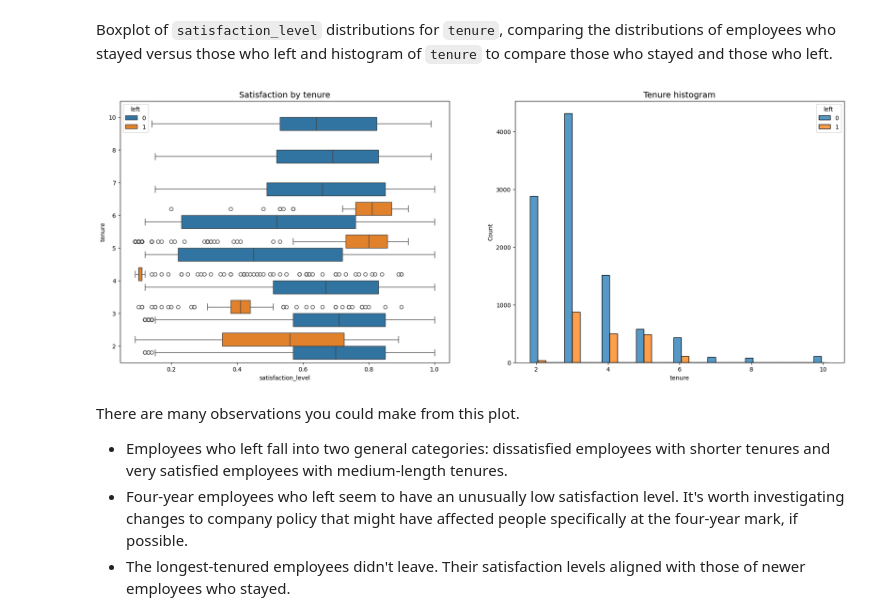
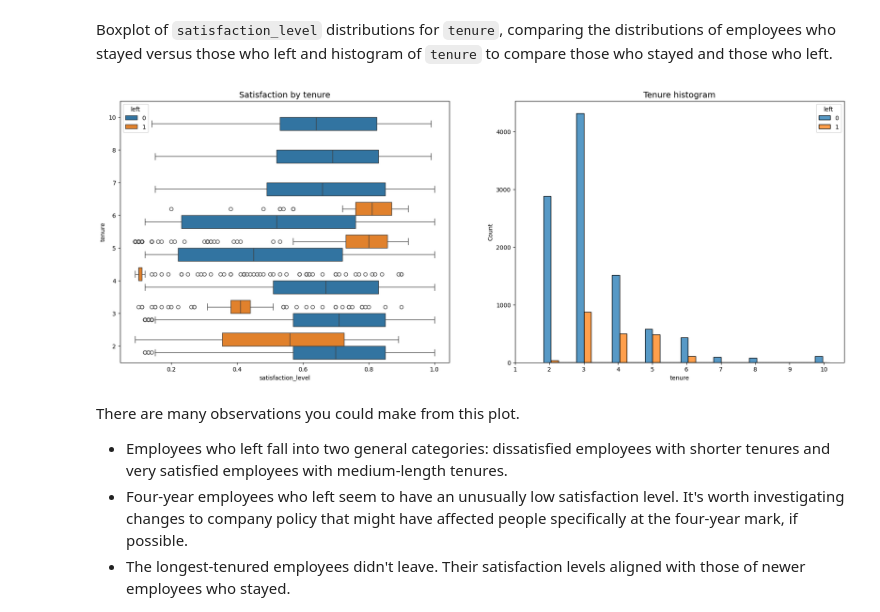
Before and after one commit to AlbertoMPalacioBastos/Machine_Learning_to_provide_insights_for_Human_Resources, a Jupyter notebook: Salifort Motors Project.ipynb, the cells around one changed output. Cells and saved outputs as stored; diff of their text form; code cells hidden in the pictures.

```diff
--- a/Salifort Motors Project.ipynb
+++ b/Salifort Motors Project.ipynb
@@ -517,19 +514,20 @@ Boxplot of `satisfaction_level` distributions for `tenure`, comparing the distri
 # %%
 # Set figure and axes
 fig, ax = plt.subplots(1, 2, figsize = (22,8))
 
 # Create boxplot showing distributions of `satisfaction_level` by tenure, comparing employees who stayed versus those who left
 sns.boxplot(data=df1, x='satisfaction_level', y='tenure', hue='left', orient="h", ax=ax[0])
 ax[0].invert_yaxis()
 ax[0].set_title('Satisfaction by tenure', fontsize='14')
 
 # Create histogram showing distribution of `tenure`, comparing employees who stayed versus those who left
 sns.histplot(data=df1, x='tenure', hue='left', multiple='dodge', shrink=5, ax=ax[1])
 ax[1].set_title('Tenure histogram', fontsize='14')
+ax[1].set_xticks([ 1, 2, 3, 4, 5, 6, 7, 8, 9, 10])
 
 plt.show()
 # %% [output]
-[figure, old version]
+[figure, new version]
 # %% [markdown]
 There are many observations you could make from this plot.
 * Employees who left fall into two general categories: dissatisfied employees with shorter tenures and very satisfied employees with medium-length tenures.
```
Also changed, not shown: parts of 42 cells of this notebook.
